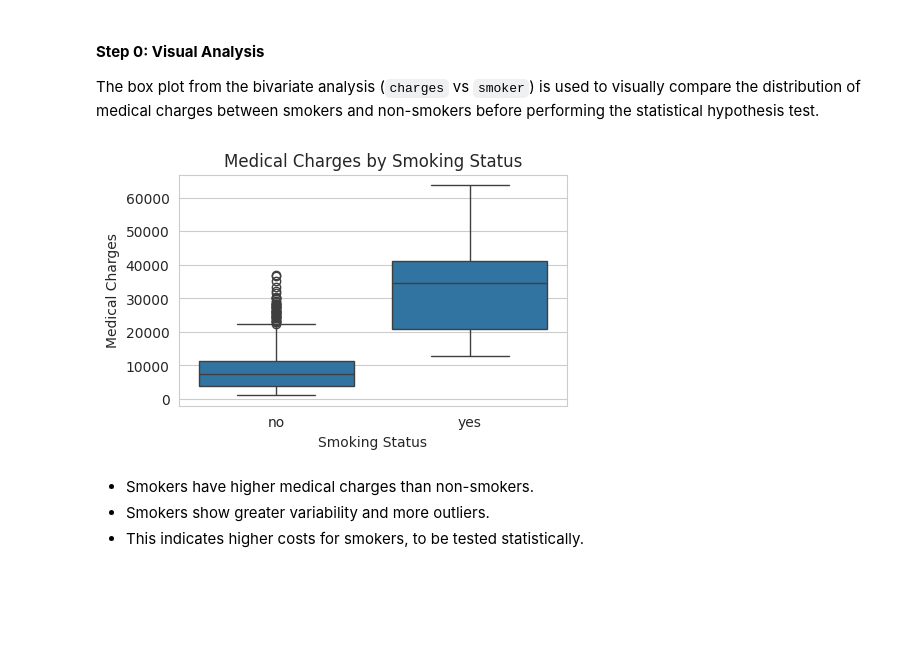
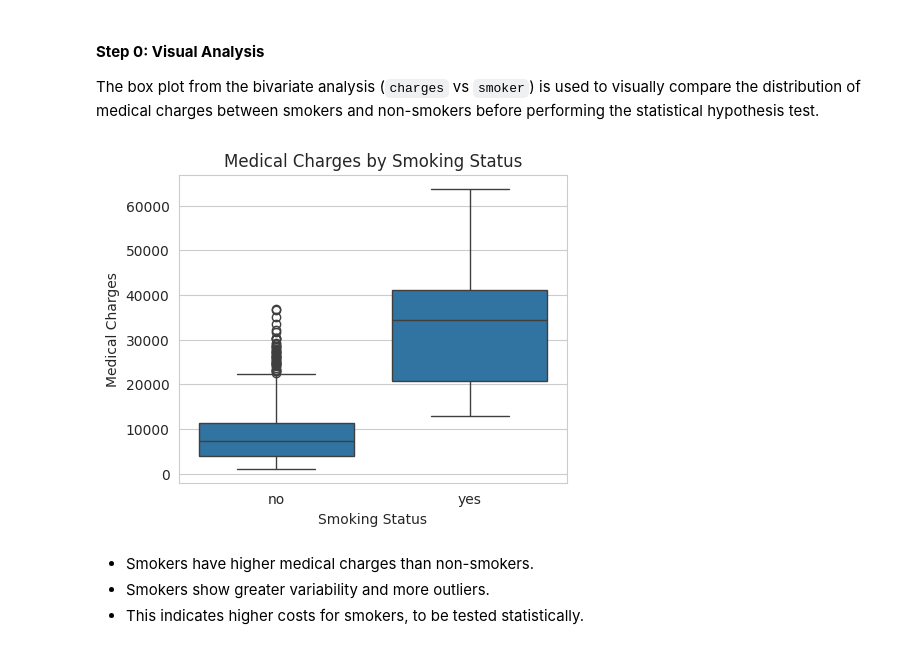
Before and after one commit to MonishDY/AI-Track, a Jupyter notebook: Capstone Project/MonishDY_230701195_Axis_Case_Study.ipynb, the cells around one changed output. Saved outputs shown, nothing was run; the diff lists cells and outputs as text; code cells hidden in the pictures; blank space fills up the shorter version.

```diff
--- a/Capstone Project/MonishDY_230701195_Axis_Case_Study.ipynb
+++ b/Capstone Project/MonishDY_230701195_Axis_Case_Study.ipynb
@@ -607,15 +607,15 @@ This analysis aims to determine whether smokers make significantly higher medica
 The box plot from the bivariate analysis (`charges` vs `smoker`) is used to visually compare the distribution of medical charges between smokers and non-smokers before performing the statistical hypothesis test.
 # %%
 # Box Plot for smoker vs charges
-plt.figure(figsize=(5,3))
+plt.figure(figsize=(5,4))
 sns.boxplot(data=data, x='smoker', y='charges')
 
 plt.title('Medical Charges by Smoking Status')
 plt.xlabel('Smoking Status')
 plt.ylabel('Medical Charges')
 plt.show()
 # %% [output]
-[figure, old version]
+[figure, new version]
 # %% [markdown]
 - Smokers have higher medical charges than non-smokers.
 - Smokers show greater variability and more outliers.
```
Also changed, not shown: parts of 71 cells of this notebook.
